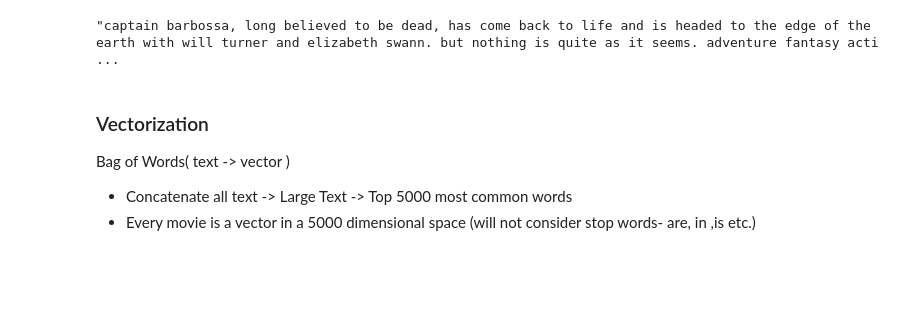
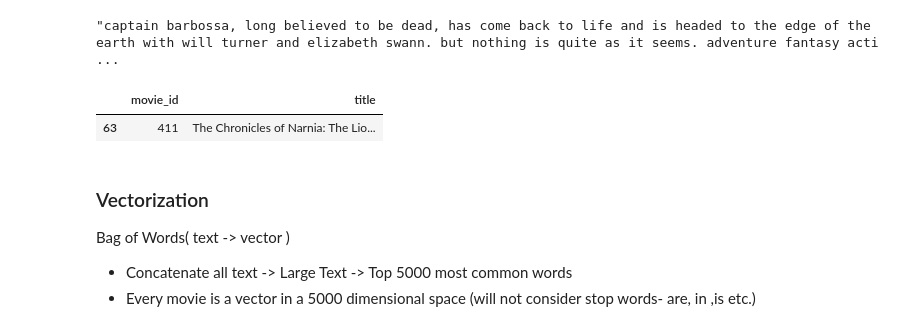
Before and after one commit to Vibha-1729/Movie_Recommender_Deploy, a Jupyter notebook: Movie_Recommender.ipynb, the cells around one changed output. Saved outputs shown, nothing was run; the diff lists cells and outputs as text; code cells hidden in the pictures; blank space fills up the shorter version.

```diff
--- a/Movie_Recommender.ipynb
+++ b/Movie_Recommender.ipynb
@@ -226,6 +226,12 @@ new_df['tags'][0]
 new_df['tags'][1]
 # %% [output]
 "captain barbossa, long believed to be dead, has come back to life and is headed to the edge of the earth with will turner and elizabeth swann. but nothing is quite as it seems. adventure fantasy acti ...
+# %%
+rows=new_df[new_df["title"]=="The Chronicles of Narnia: The Lion, the Witch and the Wardrobe"]
+rows[['movie_id','title']]
+# %% [output]
+|  | movie_id | title |
+| 63 | 411 | The Chronicles of Narnia: The Lio... |
 # %% [markdown]
 ### Vectorization
 Bag of Words( text -> vector )
```
Also changed, not shown: 1 other file.
